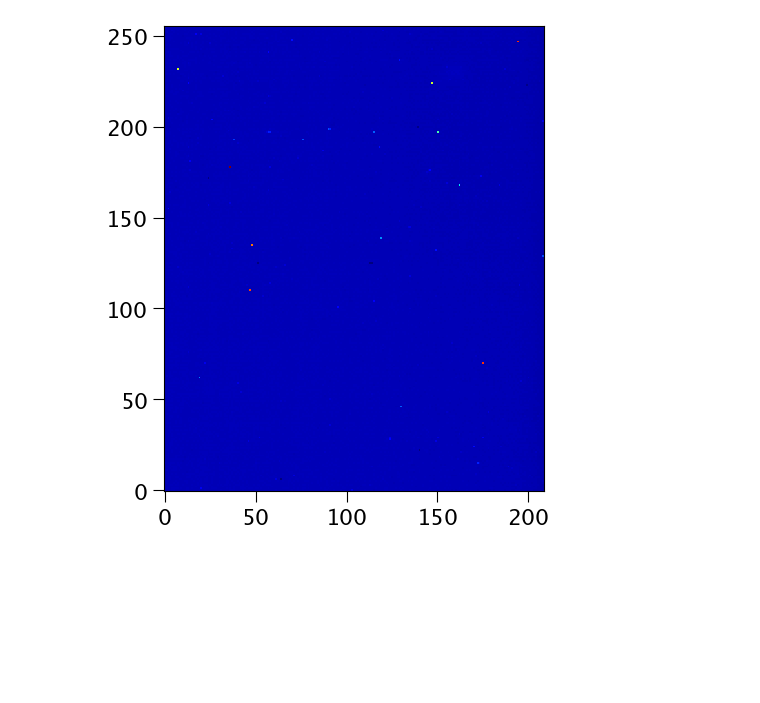
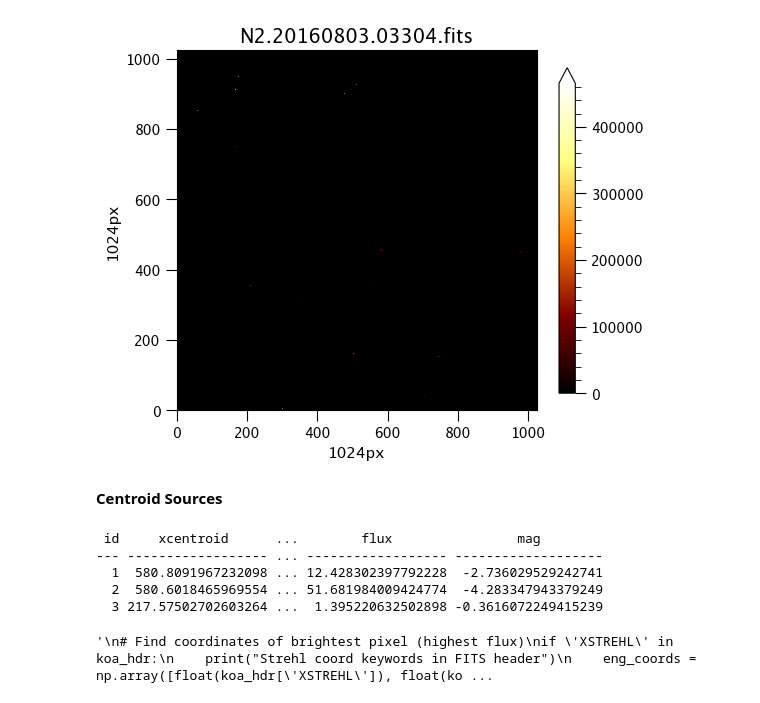
Before and after one commit to MovingUniverseLab/paarti, a Jupyter notebook: paarti/utils/process_koa.ipynb, the cells around one changed output. Saved outputs shown, nothing was run; the diff lists cells and outputs as text; code cells hidden in the pictures; blank space fills up the shorter version.

Commit message:
KOA image sky subtraction, centroiding, cropping

```diff
--- a/paarti/utils/process_koa.ipynb
+++ b/paarti/utils/process_koa.ipynb
@@ -10,6 +14,6 @@ from matplotlib import pyplot as plt
 # %%
-# Load in KOA FITS
-koa_file = Path("/Users/bdigia/myg3/data/nirc2_calib0_2016-08-06_KOA/lev0/N2.20160806.41941.fits")
+koa_file = Path("/Users/bdigia/myg3/data/KOA_89772/NIRC2/raw/cal/N2.20160803.03304.fits")
 koa_fits = fits.open(koa_file.as_posix())
+koa_hdu = koa_fits[0]
 koa_img = koa_fits[0].data
 koa_hdr = koa_fits[0].header
@@ -43,5 +19,0 @@ array([[450., 452., 449., ..., 354., 360., 365.],
-# %%
-plt.imshow(cutout_obj.data)
-plt.show()
-# %% [output]
-[figure, removed]
@@ -55,8 +20,62 @@ new_fits.header.update(w[,].to_header())
-# %%
-
-f = fits.open('file.fits')
-w = wcs.WCS(f[0].header)
-newf = fits.PrimaryHDU()
-newf.data = f[0].data[100:-100,100:-100]
-newf.header = f[0].header
-newf.header.update(w[100:-100,100:-100].to_header())
+# %%
+# Purely for plotting purposes:
+SMALL_SIZE = 10
+MEDIUM_SIZE = 11
+BIGGER_SIZE = 13
+
+plt.rc('font', size=SMALL_SIZE)          # controls default text sizes
+plt.rc('axes', titlesize=SMALL_SIZE)     # fontsize of the axes title
+plt.rc('axes', labelsize=MEDIUM_SIZE)    # fontsize of the x and y labels
+plt.rc('xtick', labelsize=SMALL_SIZE)    # fontsize of the tick labels
+plt.rc('ytick', labelsize=SMALL_SIZE)    # fontsize of the tick labels
+plt.rc('legend', fontsize=SMALL_SIZE)    # legend fontsize
+plt.rc('figure', titlesize=BIGGER_SIZE)  # fontsize of the figure title
+# %%
+# Show original KOA image
+fig, axes = plt.subplots()
+plot = axes.imshow(koa_img, cmap="afmhot", vmin=0.0)
+plt.title(f"{koa_file.name}", fontsize=14)
+plt.xlabel("1024px")
+plt.ylabel("1024px")
+cbar = fig.colorbar(plot, extend="max", shrink=0.7)
+cbar.minorticks_on()
+plt.show()
+# %% [output]
+[figure, added]
+# %% [markdown]
+**Centroid Sources**
+# %%
+# Use find_peaks sharpness and width, set threshold for snr (snr really high)
+
+# Calculate statistics on image prior to processing
+_, median, std = sigma_clipped_stats(koa_img, sigma=3.0)
+# Locate sources (as opposed to visual inspection)
+daofind = DAOStarFinder(fwhm=3.0, threshold=7.0*std)
+sources = daofind(koa_img)
+sources.pprint()
+# %% [output]
+ id     xcentroid      ...        flux                mag
+--- ------------------ ... ------------------ -------------------
+  1  580.8091967232098 ... 12.428302397792228  -2.736029529242741
+  2  580.6018465969554 ... 51.681984009424774  -4.283347943379249
+  3 217.57502702603264 ...  1.395220632502898 -0.3616072249415239
+# %%
+"""
+# Find coordinates of brightest pixel (highest flux)
+if 'XSTREHL' in koa_hdr:
+    print("Strehl coord keywords in FITS header")
+    eng_coords = np.array([float(koa_hdr['XSTREHL']), float(koa_hdr['YSTREHL'])])
+    # 0-index the coordinates
+    eng_coords -= 1
+
+# Find engineering star coordinates (centroid on source) with initial guess
+# from visual inspection of raw KOA image above
+x_init = (575)
+y_init = (450)
+x, y = centroid_sources(koa_img, x_init, y_init, box_size=21,
+                        centroid_func=centroid_com)
+coords = np.column_stack((x, y))
+print(coords[0])
+"""
+# %% [output]
+'\n# Find coordinates of brightest pixel (highest flux)\nif \'XSTREHL\' in koa_hdr:\n    print("Strehl coord keywords in FITS header")\n    eng_coords = np.array([float(koa_hdr[\'XSTREHL\']), float(ko ...
```
Also changed, not shown: parts of 15 cells of this notebook, 2 other files.
